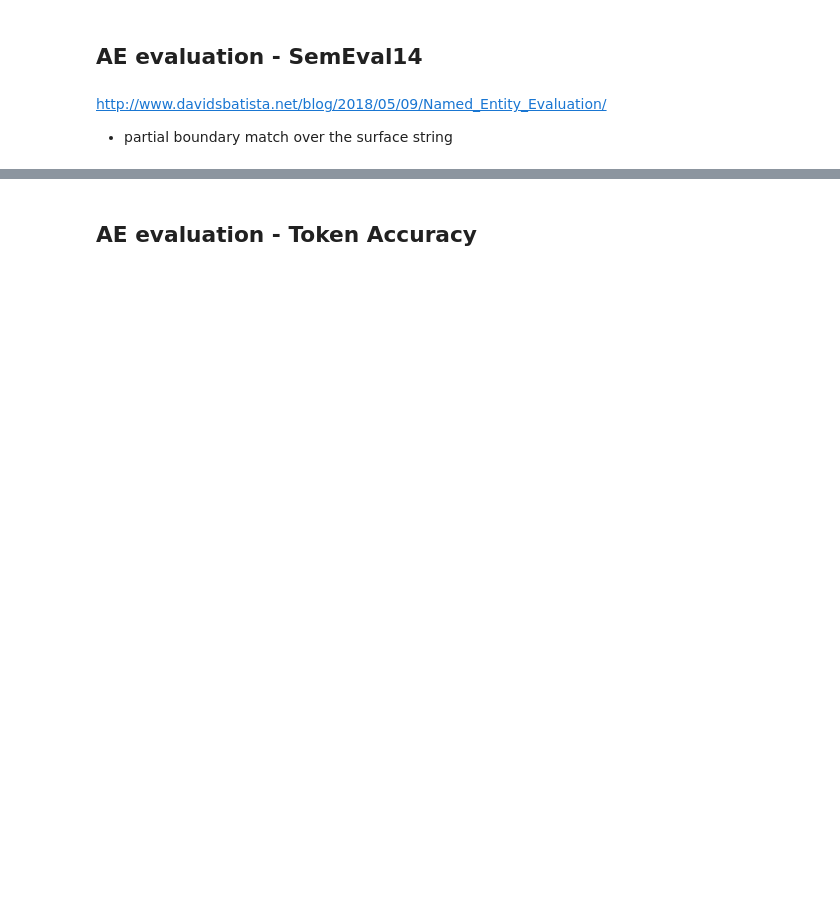
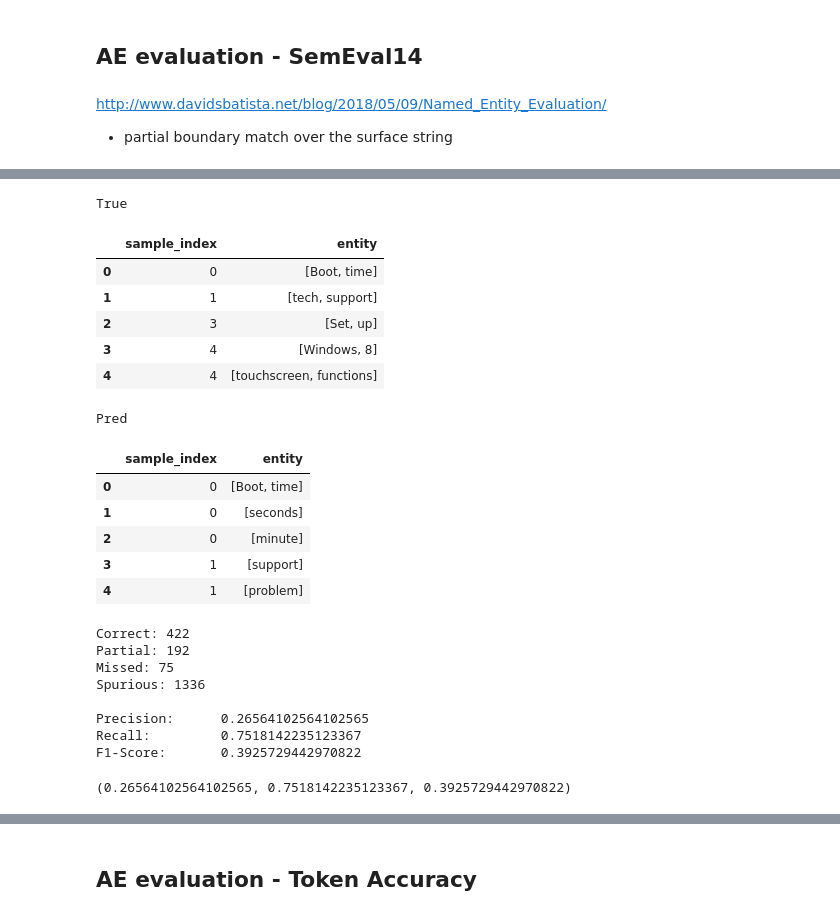
Before and after one commit to janehung04/w266-final, a Jupyter notebook: src/run-model.ipynb, the cells around one changed output, grey strips where cells are left out. Cells and saved outputs as stored; diff of their text form; code cells hidden in the pictures; blank space fills up the shorter version.

```diff
--- a/src/run-model.ipynb
+++ b/src/run-model.ipynb
@@ -877,0 +1485,6 @@ Counter({4: 25708, 2: 11610, 5: 802, 3: 800, 6: 579, 0: 469, 1: 32})
+# %%
+bert_inputs_infer = [X_test[0], X_test[1], X_test[2]]
+result = model.predict(
+    bert_inputs_infer,
+    batch_size=16
+)
@@ -877,0 +1503,7 @@ Counter({4: 25708, 2: 11610, 5: 802, 3: 800, 6: 579, 0: 469, 1: 32})
+# %%
+# index categorical label dataframe for the predicted tag
+format_result = []
+for sample in np.argmax(result, axis=2):
+    format_result.append([nerClassDict[label] for label in sample])
+
+len(format_result)
@@ -877,0 +1512,7 @@ Counter({4: 25708, 2: 11610, 5: 802, 3: 800, 6: 579, 0: 469, 1: 32})
+# %%
+# index categorical label dataframe for the true tag
+format_label = []
+for sample in nerLabels_test:
+    format_label.append([nerClassDict[label] for label in sample])
+
+len(format_label)
@@ -877,0 +1524,14 @@ Counter({4: 25708, 2: 11610, 5: 802, 3: 800, 6: 579, 0: 469, 1: 32})
+# %%
+predictions_flat = [pred for preds in format_result for pred in preds]
+labels_flat = [label for labels in format_label for label in labels]
+sentence_flat = [token for sample in X_test[0] for token in tokenizer.convert_ids_to_tokens(sample)]
+
+clean_preds = []
+clean_labels = []
+
+for pred, label in zip(predictions_flat, labels_flat):
+    if label in ['O','B','I','nerX']:
+        clean_preds.append(pred)
+        clean_labels.append(label)
+print(Counter(clean_preds))
+print(confusion_matrix(clean_labels,clean_preds))
@@ -1043,6 +1721,32 @@ def get_ae_eval(sentence_lst, y_true, y_pred,bert= False, verbose=False):
     print(f'Recall: \t{recall}')
     print(f'F1-Score: \t{f1}')
     return(precision, recall, f1)
+# %%
+get_ae_eval(ae_laptop_test_df.sentence,ae_laptop_test_df.label,ae_laptop_test_df.predictions)
+# %% [output]
+True
+|  | sample_index | entity |
+| 0 | 0 | [Boot, time] |
+| 1 | 1 | [tech, support] |
+| 2 | 3 | [Set, up] |
+| 3 | 4 | [Windows, 8] |
+| 4 | 4 | [touchscreen, functions] |
+Pred
+|  | sample_index | entity |
+| 0 | 0 | [Boot, time] |
+| 1 | 0 | [seconds] |
+| 2 | 0 | [minute] |
+| 3 | 1 | [support] |
+| 4 | 1 | [problem] |
+Correct: 422
+Partial: 192
+Missed: 75
+Spurious: 1336
+
+Precision:      0.26564102564102565
+Recall:         0.7518142235123367
+F1-Score:       0.3925729442970822
+(0.26564102564102565, 0.7518142235123367, 0.3925729442970822)
 # %%
 get_ae_eval(ae_laptop_test_df.sentence,ae_laptop_test_df.label,ae_laptop_test_df.predictions_1)
 # %% [output]
```
Also changed, not shown: parts of 89 cells of this notebook.
